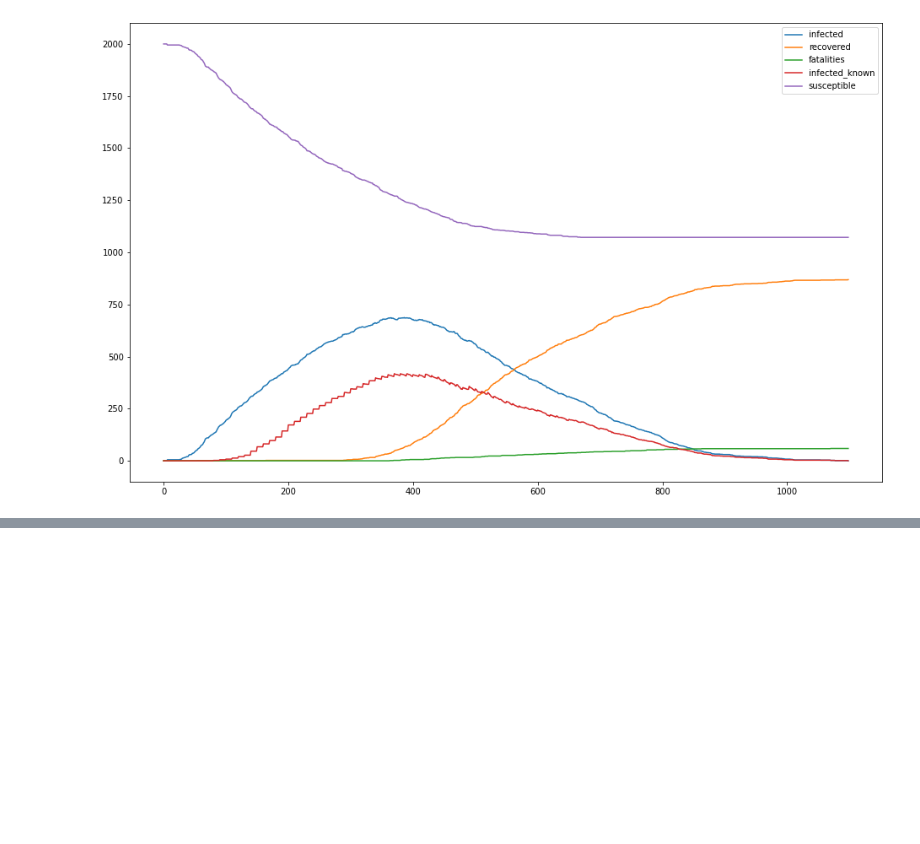
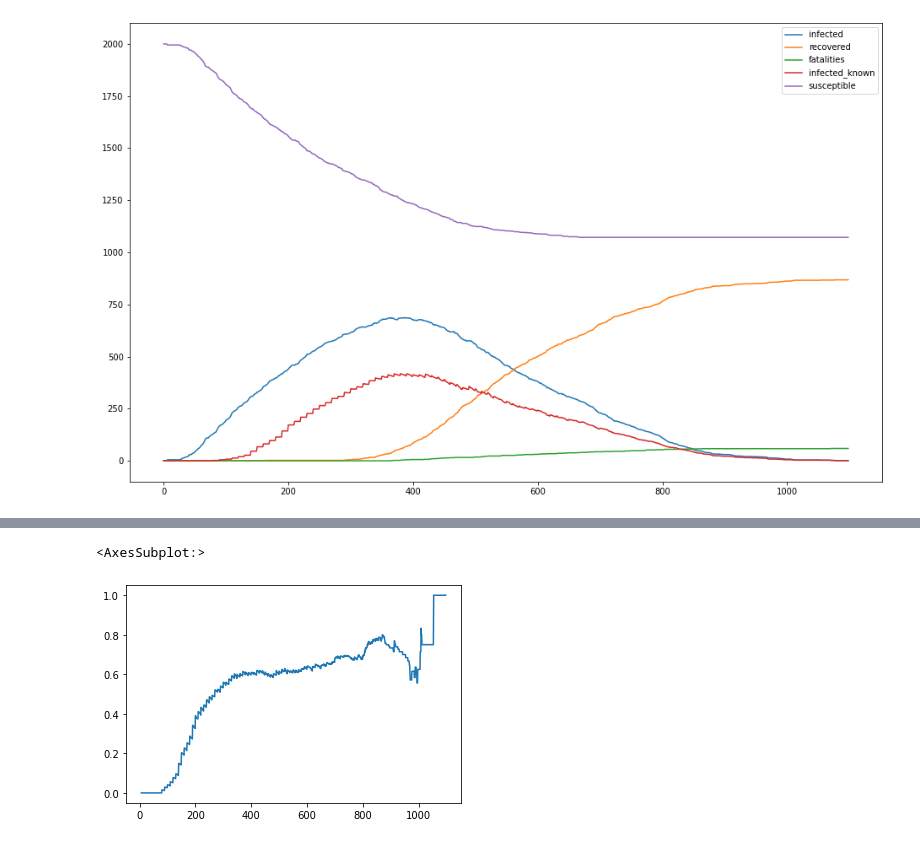
Before and after one commit to kaskadz/python_corona_simulation, a Jupyter notebook: Visualization.ipynb, the cells around one changed output, grey strips where cells are left out. Drawn from its saved outputs; the diff is of its cells as text; code cells hidden in the pictures; blank space fills up the shorter version.

```diff
--- a/Visualization.ipynb
+++ b/Visualization.ipynb
@@ -67,0 +82,3 @@ print_summary('1613818803')
+# %%
+df = load_data('1613818803')
+df.head()
@@ -67,0 +92,3 @@ print_summary('1613818803')
+# %%
+df['%'] = df.infected_known/df.infected
+df
@@ -67,0 +109,5 @@ print_summary('1613818803')
+# %%
+df['%'].plot()
+# %% [output]
+<AxesSubplot:>
+[figure, added]
```
Also changed, not shown: parts of 21 cells of this notebook, 4 other files.
